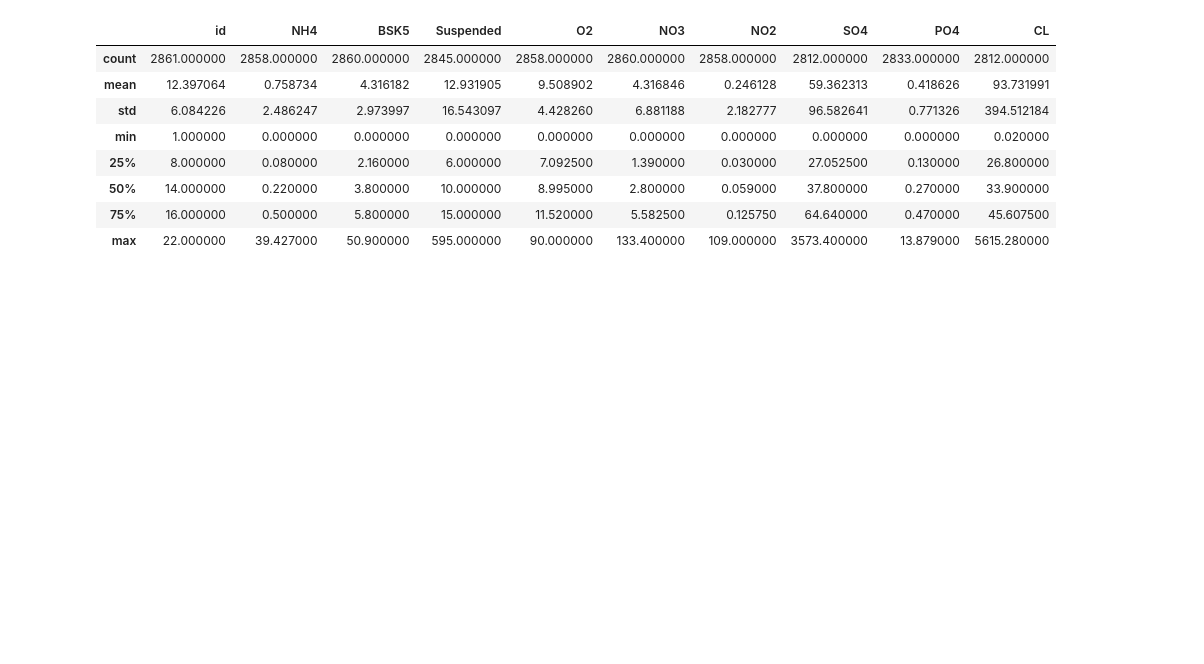
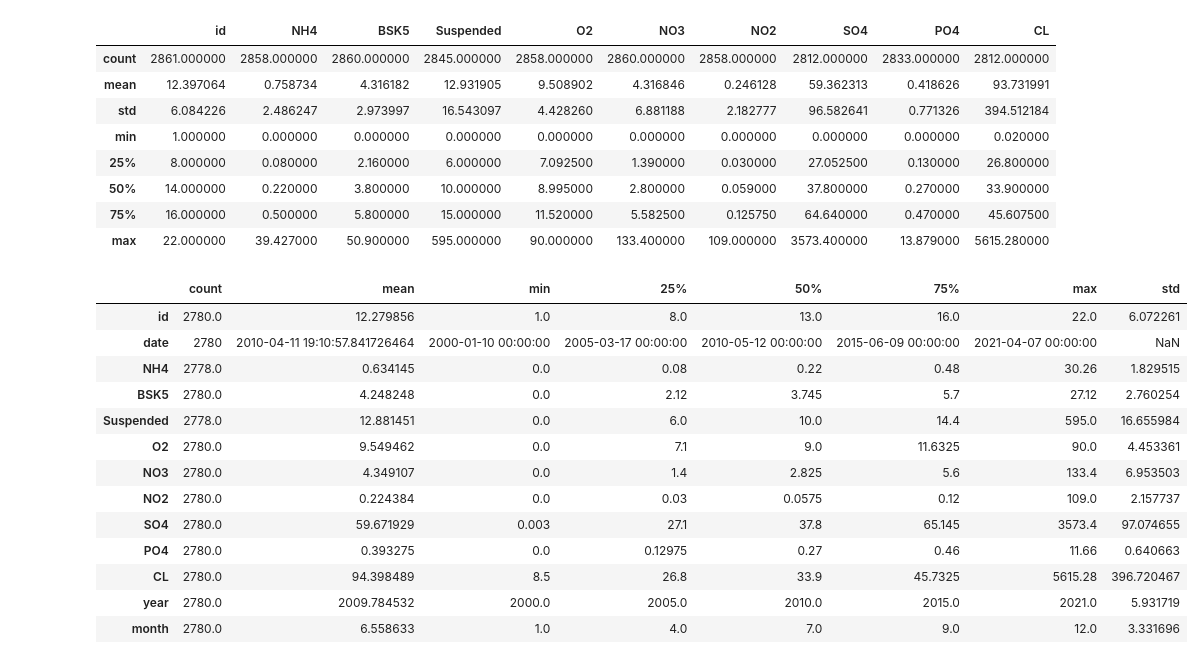
Before and after one commit to ATHULYAL/WaterQualityPrediction, a Jupyter notebook: main.ipynb, the cells around one changed output. Drawn from its saved outputs; the diff is of its cells as text; code cells hidden in the pictures; blank space fills up the shorter version.

```diff
--- a/main.ipynb
+++ b/main.ipynb
@@ -68,6 +68,23 @@ df.describe()
 | 50% | 14.000000 | 0.220000 | 3.800000 | 10.000000 | 8.995000 | 2.800000 | 0.059000 | 37.800000 | 0.270000 | 33.900000 |
 | 75% | 16.000000 | 0.500000 | 5.800000 | 15.000000 | 11.520000 | 5.582500 | 0.125750 | 64.640000 | 0.470000 | 45.607500 |
 | max | 22.000000 | 39.427000 | 50.900000 | 595.000000 | 90.000000 | 133.400000 | 109.000000 | 3573.400000 | 13.879000 | 5615.280000 |
+# %%
+df.describe().T
+# %% [output]
+|  | count | mean | min | 25% | 50% | 75% | max | std |
+| id | 2780.0 | 12.279856 | 1.0 | 8.0 | 13.0 | 16.0 | 22.0 | 6.072261 |
+| date | 2780 | 2010-04-11 19:10:57.841726464 | 2000-01-10 00:00:00 | 2005-03-17 00:00:00 | 2010-05-12 00:00:00 | 2015-06-09 00:00:00 | 2021-04-07 00:00:00 | NaN |
+| NH4 | 2778.0 | 0.634145 | 0.0 | 0.08 | 0.22 | 0.48 | 30.26 | 1.829515 |
+| BSK5 | 2780.0 | 4.248248 | 0.0 | 2.12 | 3.745 | 5.7 | 27.12 | 2.760254 |
+| Suspended | 2778.0 | 12.881451 | 0.0 | 6.0 | 10.0 | 14.4 | 595.0 | 16.655984 |
+| O2 | 2780.0 | 9.549462 | 0.0 | 7.1 | 9.0 | 11.6325 | 90.0 | 4.453361 |
+| NO3 | 2780.0 | 4.349107 | 0.0 | 1.4 | 2.825 | 5.6 | 133.4 | 6.953503 |
+| NO2 | 2780.0 | 0.224384 | 0.0 | 0.03 | 0.0575 | 0.12 | 109.0 | 2.157737 |
+| SO4 | 2780.0 | 59.671929 | 0.003 | 27.1 | 37.8 | 65.145 | 3573.4 | 97.074655 |
+| PO4 | 2780.0 | 0.393275 | 0.0 | 0.12975 | 0.27 | 0.46 | 11.66 | 0.640663 |
+| CL | 2780.0 | 94.398489 | 8.5 | 26.8 | 33.9 | 45.7325 | 5615.28 | 396.720467 |
+| year | 2780.0 | 2009.784532 | 2000.0 | 2005.0 | 2010.0 | 2015.0 | 2021.0 | 5.931719 |
+| month | 2780.0 | 6.558633 | 1.0 | 4.0 | 7.0 | 9.0 | 12.0 | 3.331696 |
 # %%
 df.isnull().sum()
 # %% [output]
```
Also changed, not shown: parts of 18 cells of this notebook, 3 other files.
